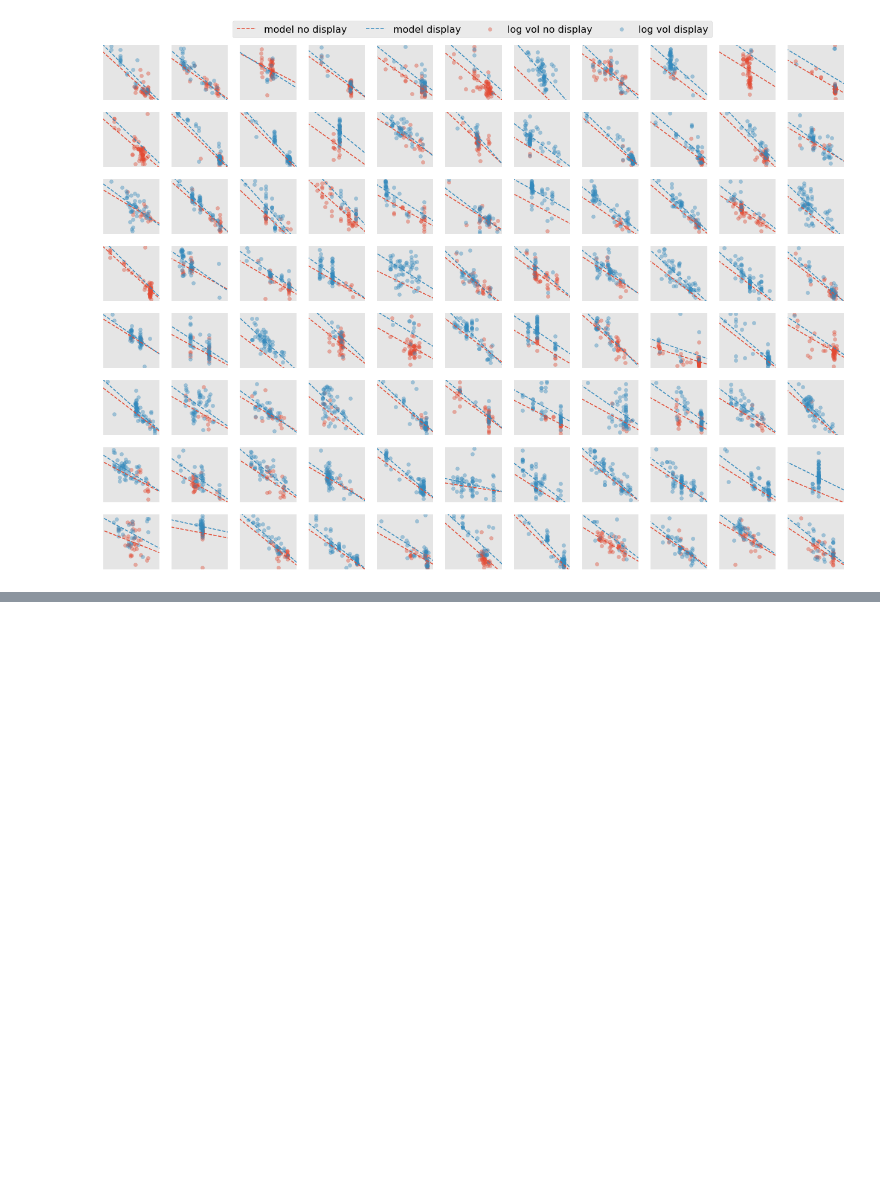
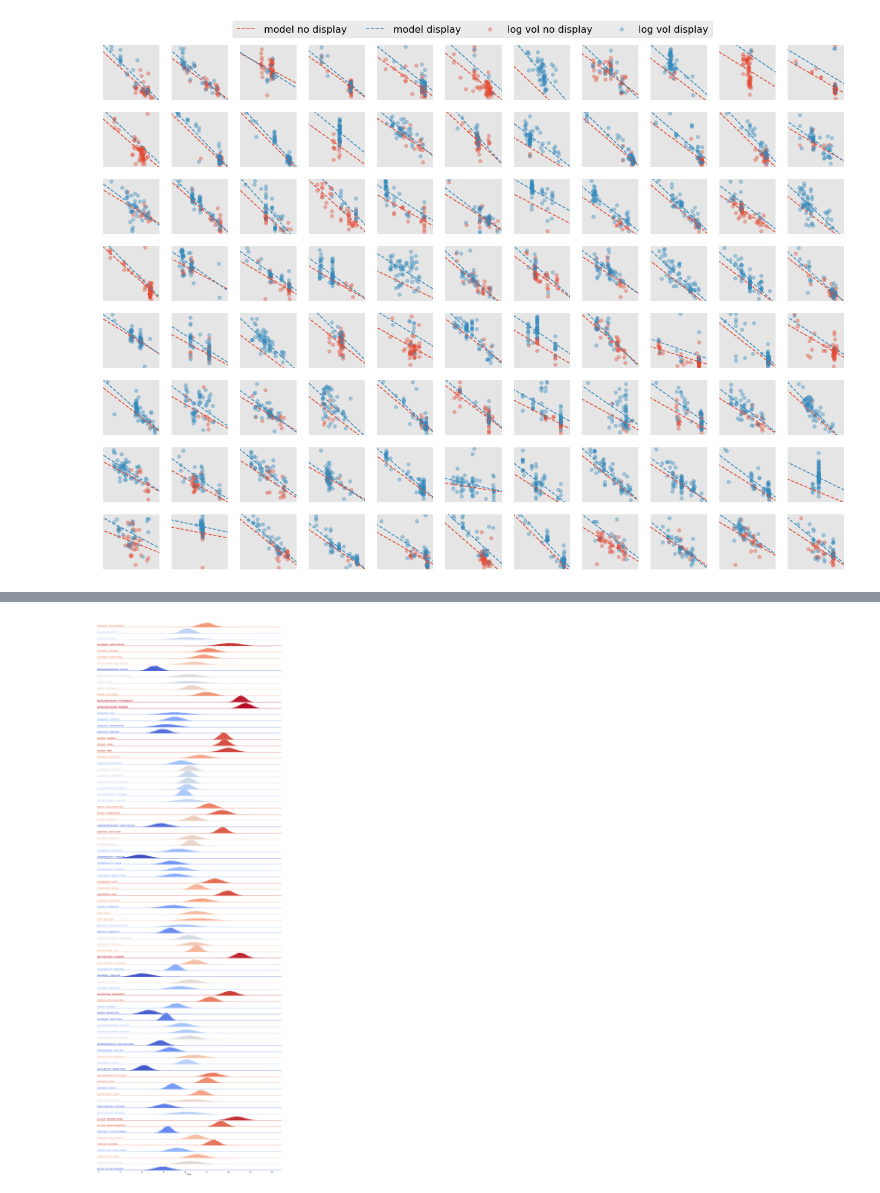
Before and after one commit to JulietteFranque/SDS383D_JF, a Jupyter notebook: exercises-05/notebooks/cheese.ipynb, the cells around one changed output, grey strips where cells are left out. Drawn from its saved outputs; the diff is of its cells as text; code cells hidden in the pictures; blank space fills up the shorter version.

```diff
--- a/exercises-05/notebooks/cheese.ipynb
+++ b/exercises-05/notebooks/cheese.ipynb
@@ -116,0 +227,62 @@ for store in range(n_stores):
+# %%
+dfs = [pd.DataFrame(mod.traces['betas'][:,0,n]) for n in range(len(stores))]
+for n in range(len(stores)):
+    dfs[n]['store'] = stores[n]
+
+df_new = pd.concat(dfs)
+df_new.columns = ['values','store']
+
+mean_stores = df_new.groupby('store').mean().reset_index()
+mean_stores.columns = ['store', 'mean']
+df = pd.merge(df_new, mean_stores, how='inner',on='store')
+
+
+import seaborn as sns
+sns.set_theme(style="white", rc={"axes.facecolor": (0, 0, 0, 0)})
+
+# Create the data
+
+
+# Initialize the FacetGrid object
+pal = sns.color_palette(palette='coolwarm', n_colors=88)
+
+g = sns.FacetGrid(df, row='store', hue='mean', aspect=30, height=0.75, palette=pal)
+
+# Draw the densities in a few steps
+g.map(sns.kdeplot, "values",
+      bw_adjust=.5, clip_on=False,
+      fill=True, alpha=1, linewidth=1.5)
+g.map(sns.kdeplot, "values", clip_on=False, color="w", lw=2, bw_adjust=.5)
+
+# passing color=None to refline() uses the hue mapping
+g.refline(y=0, linewidth=2, linestyle="-", color=None, clip_on=False)
+
+
+# Define and use a simple function to label the plot in axes coordinates
+#def label(x, color, label):
+  #  ax = plt.gca()
+  ##  ax.text(0, .2, label, fontweight="bold", color=color,
+       #     ha="left", va="center", transform=ax.transAxes)
+
+
+for i, ax in enumerate(g.axes.flat):
+    ax.text(5.93, .2, stores[i],
+            fontweight='bold', fontsize=15,
+            color=ax.lines[-1].get_color())
+
+g.fig.subplots_adjust(hspace=-0.25)
+
+#g.map(label, "store")
+
+# Set the subplots to overlap
+#g.figure.subplots_adjust(hspace=-.25)
+
+# Remove axes details that don't play well with overlap
+g.set_titles("")
+g.set(yticks=[], ylabel="")
+g.despine(bottom=True, left=True)
+plt.setp(ax.get_xticklabels(), fontsize=15, fontweight='bold')
+plt.xlabel('beta', fontweight='bold', fontsize=15)
+plt.savefig('beta_1_ridgeplot.png', dpi=200)
+# %% [output]
+[figure, added]
```
Also changed, not shown: parts of 8 cells of this notebook, 25 other files.
